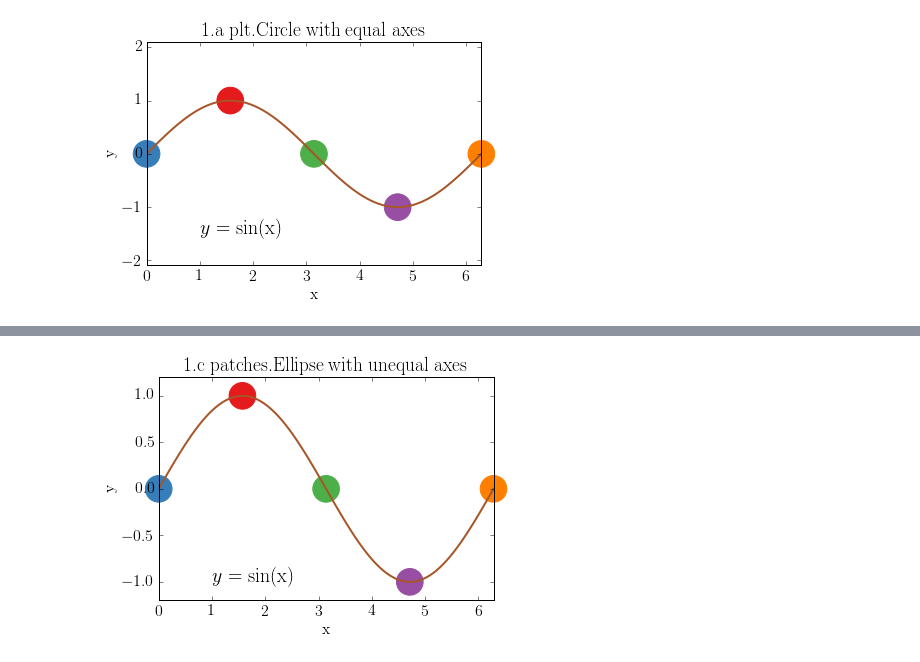
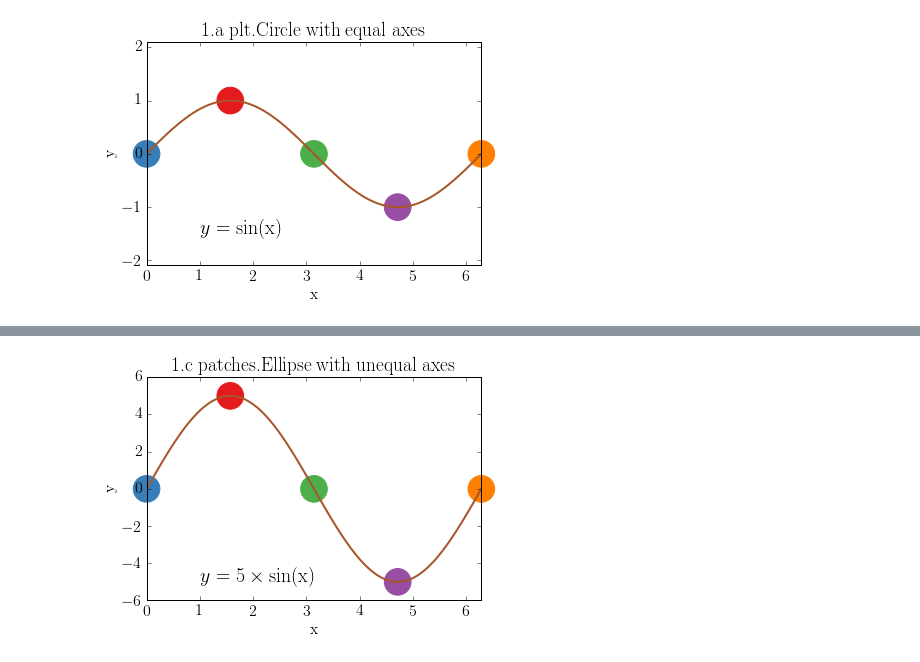
Before and after one commit to prisae/blog-notebooks, a Jupyter notebook: Circle.ipynb, the cells around one changed output, grey strips where cells are left out. Cells and saved outputs as stored; diff of their text form; code cells hidden in the pictures.

Commit message:
Final Circle.ipynb; published

```diff
--- a/Circle.ipynb
+++ b/Circle.ipynb
@@ -12,4 +12,4 @@ rc('font', **{'size': 16, 'family': 'serif', 'serif': ['Computer Modern Roman']}
 rc('text', usetex=True)
 
 # Define colours (taken from http://colorbrewer2.org)
-colours = ['#377eb8', '#e41a1c', '#4daf4a', '#984ea3', '#ff7f00', '#ffff33', '#a65628']
+clr = ['#377eb8', '#e41a1c', '#4daf4a', '#984ea3', '#ff7f00', '#ffff33', '#a65628']
@@ -19,11 +22,13 @@ colours = ['#377eb8', '#e41a1c', '#4daf4a', '#984ea3', '#ff7f00', '#ffff33', '#a
 def circle(xy, radius, kwargs=None):
     """Create circle on figure with axes of different sizes.
 
-    Plots a circle on the curent axes using `plt.Circle`, taking into acount
+    Plots a circle on the current axes using `plt.Circle`, taking into account
     the figure size and the axes units.
 
     It is done by plotting in the figure coordinate system, taking the aspect
     ratio into account. In this way, the data dimensions do not matter.
+    However, if you adjust `xlim` or `ylim` after plotting `circle`, it will
+    screw them up; set `plt.axis` before calling `circle`.
 
     Parameters
     ----------
@@ -36,11 +41,8 @@ def circle(xy, radius, kwargs=None):
     fig = plt.gcf()
     ax = fig.gca()
 
-    # Get figure dimensions
-    fd = [fig.get_figwidth(), fig.get_figheight()]
-
-    # Calculate ratio width/height
-    pr = fd[0]/fd[1]
+    # Calculate figure dimension ratio width/height
+    pr = fig.get_figwidth()/fig.get_figheight()
 
     # Get the transScale (important if one of the axis is in log-scale)
     tscale = ax.transScale + (ax.transLimits + ax.transAxes)
@@ -57,6 +59,8 @@ def circle(xy, radius, kwargs=None):
 
     # Draw circle
     ax.add_artist(circ)
+
+# <codecell>
 # %% [markdown]
 ### Linear example
 
@@ -71,36 +75,37 @@ In the following are four different examples to illustrate the problem and the u
 x = np.arange(101)/100*2*np.pi
 y = np.sin(x)
 
-# Define min and max for axes
-xmin = 0
-xmax = 2*np.pi
-ymin = -1.2
-ymax = 1.2
+# Circle centres
+cxy = (np.arange(5)*np.pi/2, np.sin(np.arange(5)*np.pi/2))
+
 
 ## 1.a Using plt.Circle on equal axes
 
 # Create figure
 fig1a = plt.figure()
 
-# Plot data
-plt.plot(x, y, '-', c=colours[6], lw=2)
-
-# Draw circles with plt.Circle
-# (the clip_on-arguments enables that the circles are not cut-off by the figure-border.)
-for i in range(5):
-    circ = plt.Circle((i*np.pi/2, np.sin(i*np.pi/2)), .25,
-                      **{'color':colours[i], 'clip_on': False})
-    plt.gca().add_artist(circ)
-
 # Set axis to equal
 plt.axis('equal')
 
-# Set limits and labels
-plt.xlim([0, 2*np.pi])
+# Plot data and set limits
+plt.plot(x, y, '-', c=clr[6], lw=2)
+plt.xlim([min(x), max(x)])
+
+# Draw circles with plt.Circle
+# (`clip_on: False` ensures that the circles are not cut-off at fig-border.)
+for i in range(5):
+    circ = plt.Circle((cxy[0][i], cxy[1][i]), .25, **{'color':clr[i], 'clip_on': False})
+    plt.gca().add_artist(circ)
+
+# Set labels
 plt.title('1.a plt.Circle with equal axes')
 plt.text(1, -1.5, r'$y = \rm{sin}(x)$', fontsize=20)
 plt.xlabel('x')
 plt.ylabel('y')
+
+# Multiply y-values by 5, to make the effect of unequal axes more apparent
+y *= 5
+cxy = (np.arange(5)*np.pi/2, 5*np.sin(np.arange(5)*np.pi/2))
 
 
 ## 1.b Using plt.Circle on unequal axes
@@ -108,20 +113,18 @@ plt.ylabel('y')
 # Create figure
 fig1b = plt.figure()
 
-# Plot data
-# (multiply y-values by 5, to make the effect more apparent)
-plt.plot(x, 5*y, '-', c=colours[6], lw=2)
+# Plot data and set limits
+plt.plot(x, y, '-', c=clr[6], lw=2)
+plt.axis([min(x), max(x), 1.2*min(y), 1.2*max(y)])
 
 # Draw circles with plt.Circle
 for i in range(5):
-    circ = plt.Circle((i*np.pi/2, 5*np.sin(i*np.pi/2)), .25,
-                      **{'color':colours[i], 'clip_on': False})
+    circ = plt.Circle((cxy[0][i], cxy[1][i]), .25, **{'color':clr[i], 'clip_on': False})
     plt.gca().add_artist(circ)
 
-# Set limits and labels
-plt.axis([xmin, xmax, 5*ymin, 5*ymax])
+# Set labels
 plt.title('1.b plt.Circle with unequal axes')
-plt.text(1, -5, r'$y = \rm{sin}(x)$', fontsize=20)
+plt.text(1, -5, r'$y = 5\times\rm{sin}(x)$', fontsize=20)
 plt.xlabel('x')
 plt.ylabel('y')
 
@@ -131,23 +134,22 @@ plt.ylabel('y')
 # Create figure
 fig1c = plt.figure()
 
-# Plot data
-plt.plot(x, y, '-', c=colours[6], lw=2)
+# Plot data and set limits
+plt.plot(x, y, '-', c=clr[6], lw=2)
+plt.axis([min(x), max(x), 1.2*min(y), 1.2*max(y)])
 
-# Calculate with and height of Ellipse
-# to create an apparent circle
-factor = fig1c.get_figwidth()*(ymin-ymax)/fig1c.get_figheight()/(xmin-xmax)
+# Calculate width and height of Ellipse to create an apparent circle
+factor = fig1c.get_figwidth()*(max(1.2*y)-min(1.2*y))/fig1c.get_figheight()/(max(x)-min(x))
 
 # Draw circles with patches.Ellipse
 for i in range(5):
-    circ = patches.Ellipse((i*np.pi/2, np.sin(i*np.pi/2)), .5, .5*factor,
-                           **{'color':colours[i], 'clip_on': False})
+    circ = patches.Ellipse((cxy[0][i], cxy[1][i]), .5, .5*factor,
+                           **{'color':clr[i], 'clip_on': False})
     plt.gca().add_artist(circ)
 
-# Set limits and labels
-plt.axis([xmin, xmax, ymin, ymax])
+# Set labels
 plt.title('1.c patches.Ellipse with unequal axes')
-plt.text(1, -1, r'$y = \rm{sin}(x)$', fontsize=20)
+plt.text(1, -5, r'$y = 5\times\rm{sin}(x)$', fontsize=20)
 plt.xlabel('x')
 plt.ylabel('y')
 
@@ -157,20 +159,17 @@ plt.ylabel('y')
 # Create figure
 fig1d = plt.figure()
 
-# Plot data
-plt.plot(x, y, '-', c=colours[6], lw=2)
-
-# Set limits before plotting the circles!
-plt.axis([xmin, xmax, ymin, ymax])
+# Plot data and set limits (before plotting the circles!)
+plt.plot(x, y, '-', c=clr[6], lw=2)
+plt.axis([min(x), max(x), 1.2*min(y), 1.2*max(y)])
 
 # Draw circles with circle
 for i in range(5):
-    circle((i*np.pi/2, np.sin(i*np.pi/2)), .07,
-           {'color':colours[i], 'clip_on': False})
+    circle((cxy[0][i], cxy[1][i]), .06, {'color':clr[i], 'clip_on': False})
 
 # Set labels
-plt.title('1.d `circle` on unequal axes')
-plt.text(1, -1, r'$y = \rm{sin}(x)$', fontsize=20)
+plt.title('1.d `circle` with unequal axes')
+plt.text(1, -5, r'$y = 5\times\rm{sin}(x)$', fontsize=20)
 plt.xlabel('x')
 plt.ylabel('y')
 
@@ -182 +181 @@ plt.show()
-[figure, old version]
+[figure, new version]
```
Also changed, not shown: parts of 8 cells of this notebook, 4 other files.
